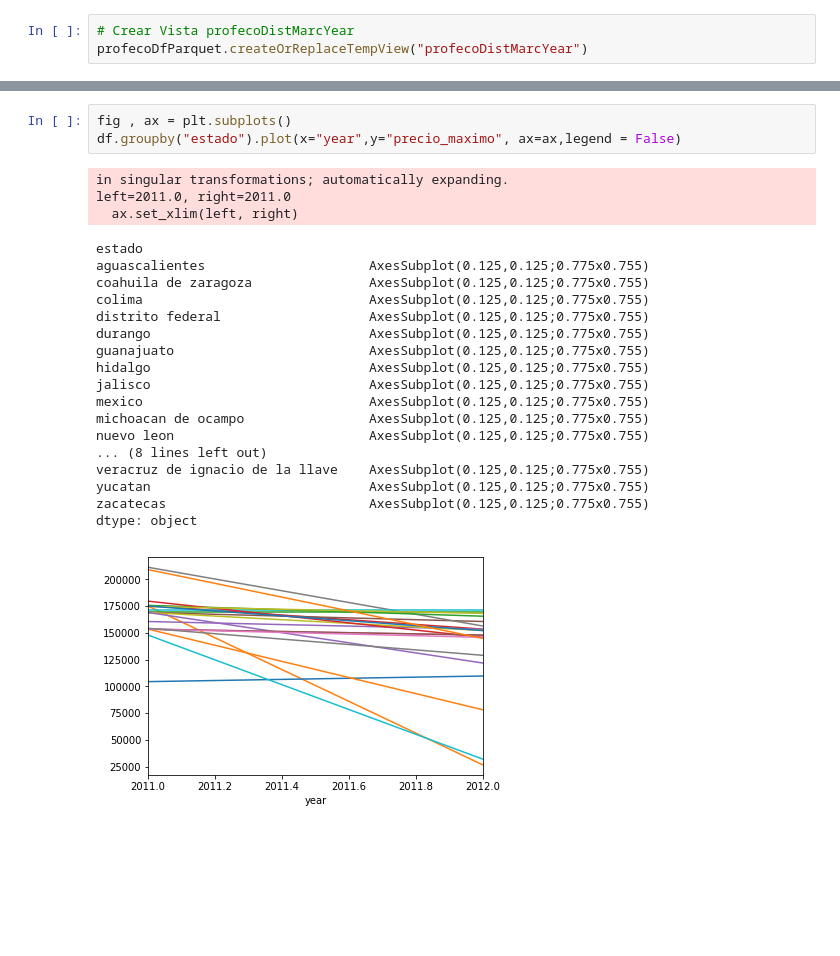
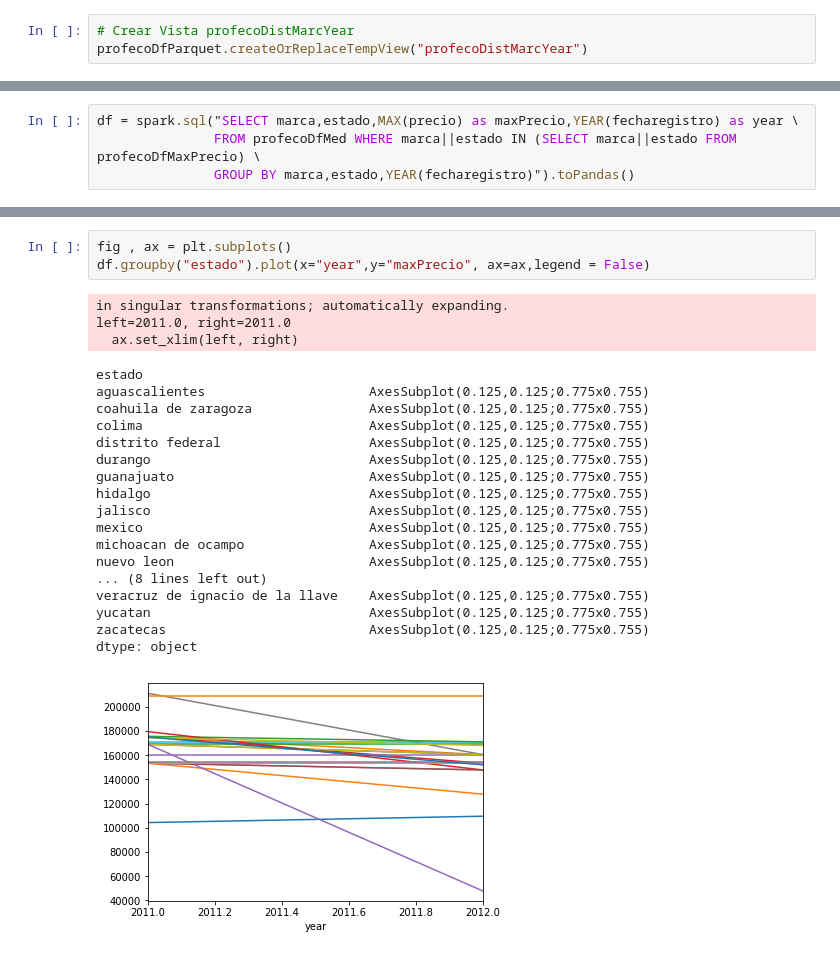
Before and after one commit to urielmminon/liliproyecto1, a Jupyter notebook: Parte3.ipynb, the cells around one changed output, grey strips where cells are left out. Cells and saved outputs as stored; diff of their text form; blank space fills up the shorter version.

```diff
--- a/Parte3.ipynb
+++ b/Parte3.ipynb
@@ -195,3 +218,7 @@ df.columns=["precio_maximo","estado","year"]
+# %%
+df = spark.sql("SELECT marca,estado,MAX(precio) as maxPrecio,YEAR(fecharegistro) as year \
+               FROM profecoDfMed WHERE marca||estado IN (SELECT marca||estado FROM profecoDfMaxPrecio) \
+               GROUP BY marca,estado,YEAR(fecharegistro)").toPandas()
 # %%
 df
 # %% [output]
@@ -215,25 +242,25 @@ df
 # %%
 fig , ax = plt.subplots()
-df.groupby("estado").plot(x="year",y="precio_maximo", ax=ax,legend = False)
+df.groupby("estado").plot(x="year",y="maxPrecio", ax=ax,legend = False)
 # %% [output]
 in singular transformations; automatically expanding.
 left=2011.0, right=2011.0
   ax.set_xlim(left, right)
 estado
 aguascalientes                     AxesSubplot(0.125,0.125;0.775x0.755)
 coahuila de zaragoza               AxesSubplot(0.125,0.125;0.775x0.755)
 colima                             AxesSubplot(0.125,0.125;0.775x0.755)
 distrito federal                   AxesSubplot(0.125,0.125;0.775x0.755)
 durango                            AxesSubplot(0.125,0.125;0.775x0.755)
 guanajuato                         AxesSubplot(0.125,0.125;0.775x0.755)
 hidalgo                            AxesSubplot(0.125,0.125;0.775x0.755)
 jalisco                            AxesSubplot(0.125,0.125;0.775x0.755)
 mexico                             AxesSubplot(0.125,0.125;0.775x0.755)
 michoacan de ocampo                AxesSubplot(0.125,0.125;0.775x0.755)
 nuevo leon                         AxesSubplot(0.125,0.125;0.775x0.755)
 ... (8 lines left out)
 veracruz de ignacio de la llave    AxesSubplot(0.125,0.125;0.775x0.755)
 yucatan                            AxesSubplot(0.125,0.125;0.775x0.755)
 zacatecas                          AxesSubplot(0.125,0.125;0.775x0.755)
 dtype: object
-[figure, old version]
+[figure, new version]
```
Also changed, not shown: parts of 18 cells of this notebook.
